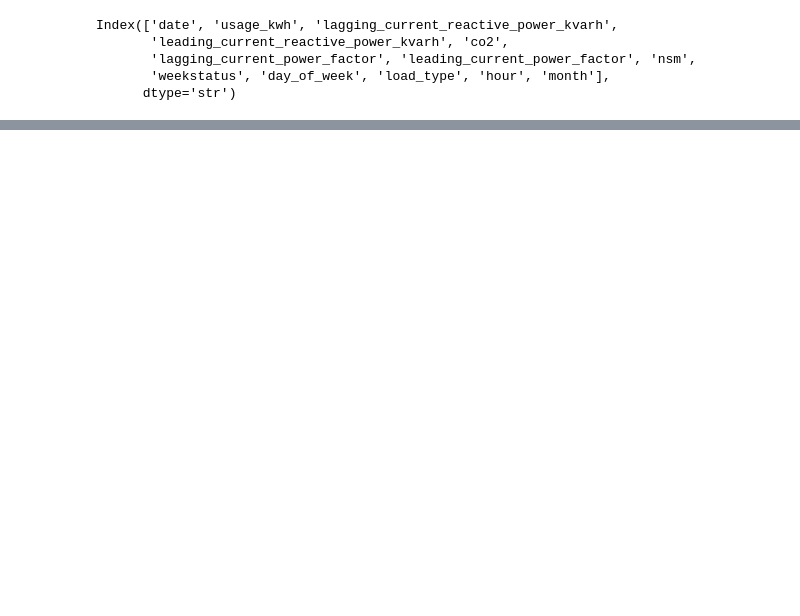
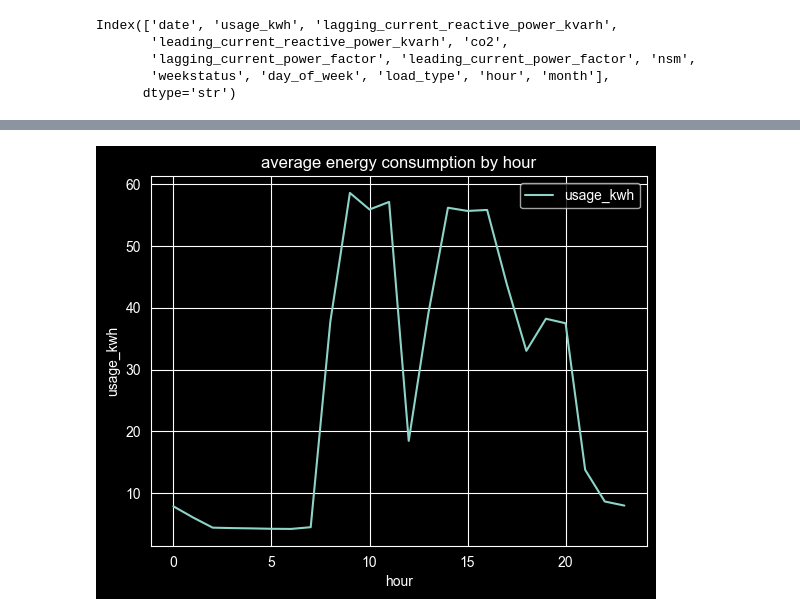
Before and after one commit to kaymansrinivasan/Steel-Industry-Energy-Consumption, a Jupyter notebook: notebook/book.ipynb, the cells around one changed output, grey strips where cells are left out. Saved outputs shown, nothing was run; the diff lists cells and outputs as text; code cells hidden in the pictures; blank space fills up the shorter version.

```diff
--- a/notebook/book.ipynb
+++ b/notebook/book.ipynb
@@ -51,0 +90,3 @@ Energy Consumption by Load Type
+# %%
+hourly_energy = df.groupby('hour')["usage_kwh"].mean()
+hourly_energy
@@ -51,0 +111,9 @@ Energy Consumption by Load Type
+# %%
+hourly_energy.plot(kind="line")
+plt.legend()
+plt.title("average energy consumption by hour")
+plt.xlabel("hour")
+plt.ylabel("usage_kwh")
+plt.show()
+# %% [output]
+[figure, added]
```
Also changed, not shown: parts of 18 cells of this notebook.
